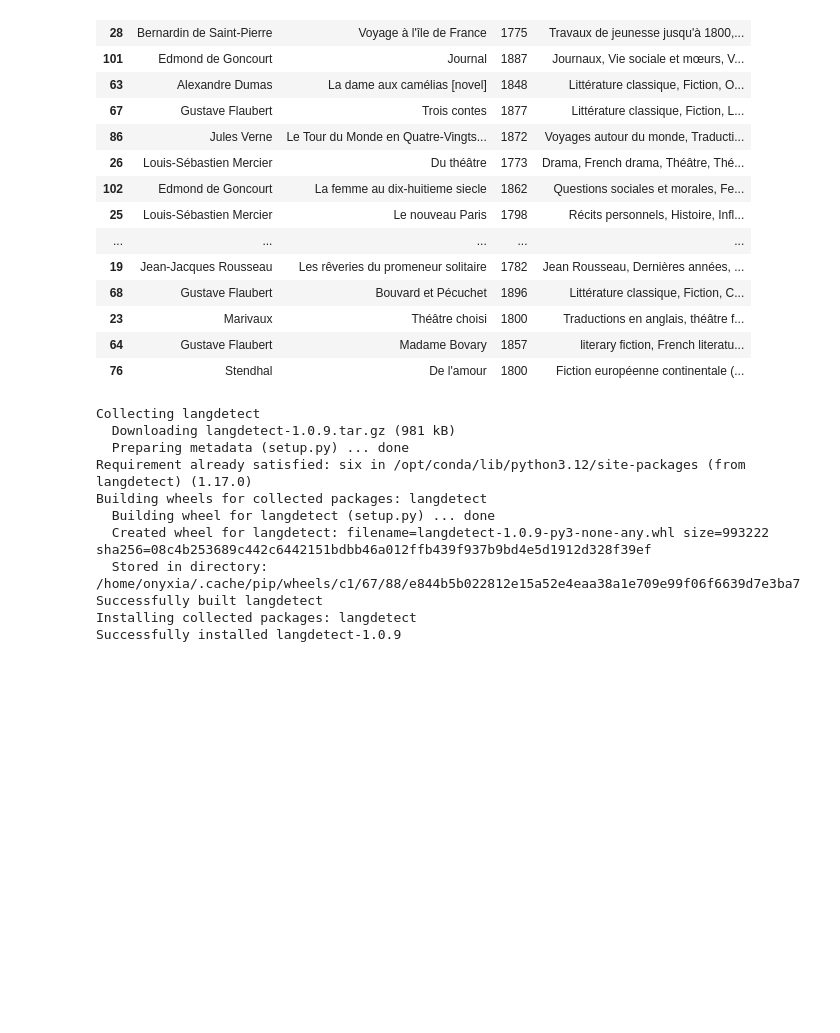
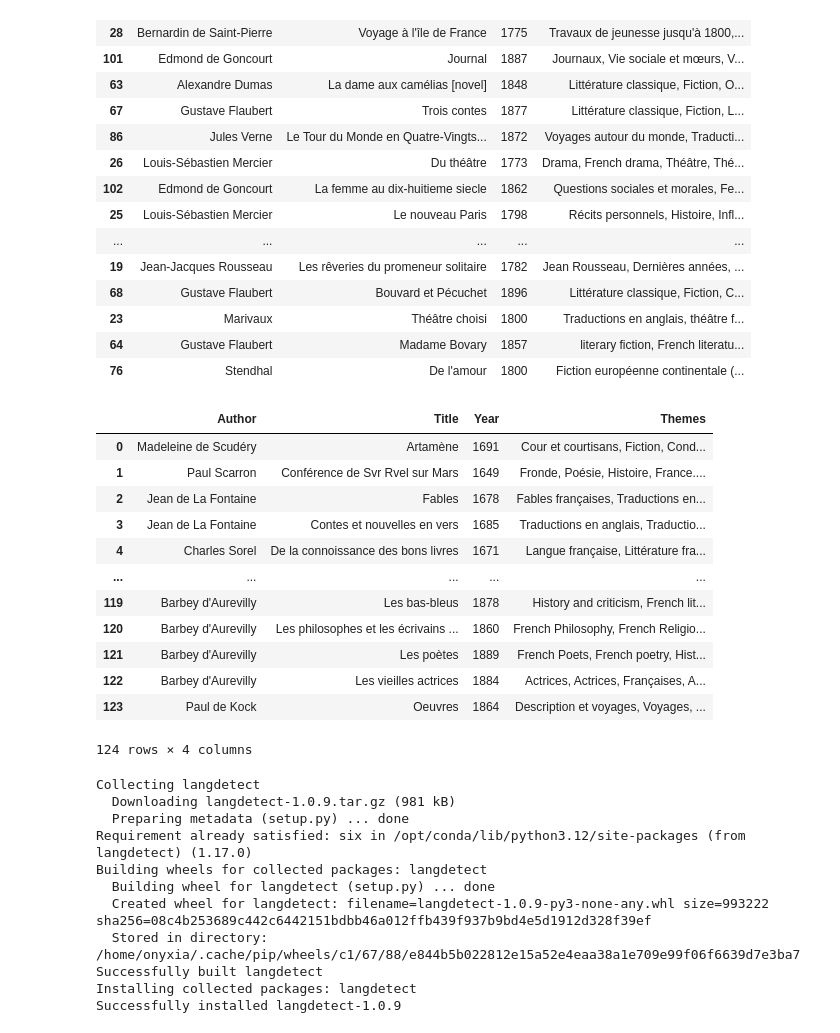
Before and after one commit to lucas-cumunel/libroguessr, a Jupyter notebook: API_Df.ipynb, the cells around one changed output. Drawn from its saved outputs; the diff is of its cells as text; code cells hidden in the pictures; blank space fills up the shorter version.

```diff
--- a/API_Df.ipynb
+++ b/API_Df.ipynb
@@ -370,6 +341,23 @@ df_books.sample(20)
 | 76 | Stendhal | De l'amour | 1800 | Fiction européenne continentale (... |
 # %%
 df_books.to_csv('books1.csv', index=False)
+# %%
+df_books = pd.read_csv('/home/onyxia/work/libroguessr/Data/books1.csv')
+df_books
+# %% [output]
+|  | Author | Title | Year | Themes |
+| 0 | Madeleine de Scudéry | Artamène | 1691 | Cour et courtisans, Fiction, Cond... |
+| 1 | Paul Scarron | Conférence de Svr Rvel sur Mars | 1649 | Fronde, Poésie, Histoire, France.... |
+| 2 | Jean de La Fontaine | Fables | 1678 | Fables françaises, Traductions en... |
+| 3 | Jean de La Fontaine | Contes et nouvelles en vers | 1685 | Traductions en anglais, Traductio... |
+| 4 | Charles Sorel | De la connoissance des bons livres | 1671 | Langue française, Littérature fra... |
+| ... | ... | ... | ... | ... |
+| 119 | Barbey d'Aurevilly | Les bas-bleus | 1878 | History and criticism, French lit... |
+| 120 | Barbey d'Aurevilly | Les philosophes et les écrivains ... | 1860 | French Philosophy, French Religio... |
+| 121 | Barbey d'Aurevilly | Les poètes | 1889 | French Poets, French poetry, Hist... |
+| 122 | Barbey d'Aurevilly | Les vieilles actrices | 1884 | Actrices, Actrices, Françaises, A... |
+| 123 | Paul de Kock | Oeuvres | 1864 | Description et voyages, Voyages, ... |
+124 rows × 4 columns
 # %%
 !pip install langdetect
 # %% [output]
```
Also changed, not shown: parts of 2 cells of this notebook.
